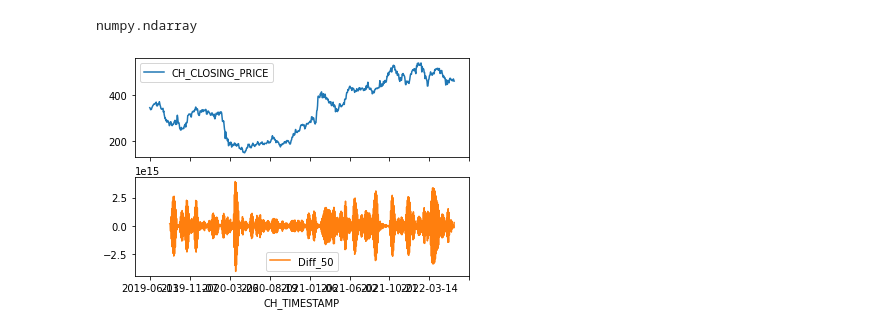
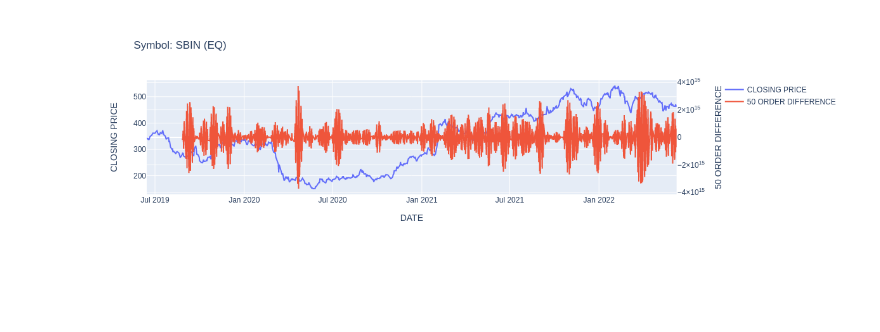
Before and after one commit to tanmay-sarkar-hub/stock-trading, a Jupyter notebook: k-level-diff.ipynb, the cells around one changed output. Saved outputs shown, nothing was run; the diff lists cells and outputs as text; code cells hidden in the pictures; blank space fills up the shorter version.

```diff
--- a/k-level-diff.ipynb
+++ b/k-level-diff.ipynb
@@ -31,10 +33,33 @@ def get_k_diff(x, k):
 this_stock_data = this_data[['CH_TIMESTAMP', 'CH_CLOSING_PRICE']].set_index('CH_TIMESTAMP')
 this_stock_data.sort_values(by='CH_TIMESTAMP', axis=0, ascending=True, inplace=True)
 this_stock_data['Diff_'+ str(k)] = get_k_diff(this_stock_data['CH_CLOSING_PRICE'], k)
-# %%
-# plot
-axes = this_stock_data[['CH_CLOSING_PRICE','Diff_'+ str(k)]].plot.line(subplots=True)
-type(axes)
-# %% [output]
-numpy.ndarray
-[figure, removed]
+# %%
+# Create figure with secondary y-axis
+fig = make_subplots(specs=[[{"secondary_y": True}]])
+
+# Add traces
+fig.add_trace(
+    go.Scatter(x=this_stock_data.index, y=this_stock_data['CH_CLOSING_PRICE'], name="CLOSING PRICE"),
+    secondary_y=False,
+)
+
+fig.add_trace(
+    go.Scatter(x=this_stock_data.index, y=this_stock_data['Diff_'+ str(k)], name=str(k) + " ORDER DIFFERENCE"),
+    secondary_y=True,
+)
+
+# Add figure title
+fig.update_layout(
+    title_text="Symbol: " + symbol + " (" + series + ")"
+)
+
+# Set x-axis title
+fig.update_xaxes(title_text="DATE")
+
+# Set y-axes titles
+fig.update_yaxes(title_text="CLOSING PRICE", secondary_y=False)
+fig.update_yaxes(title_text=str(k) + " ORDER DIFFERENCE", secondary_y=True)
+
+fig.show()
+# %% [output]
+[figure, added]
```
Also changed, not shown: parts of 1 cell of this notebook, 1 other file.
